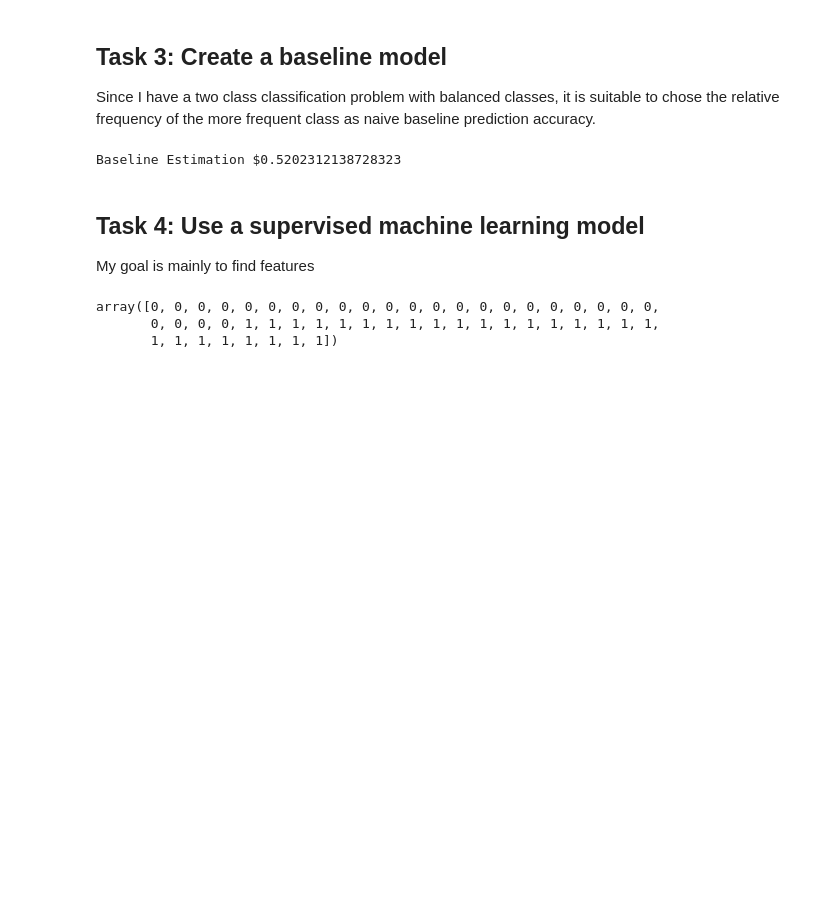
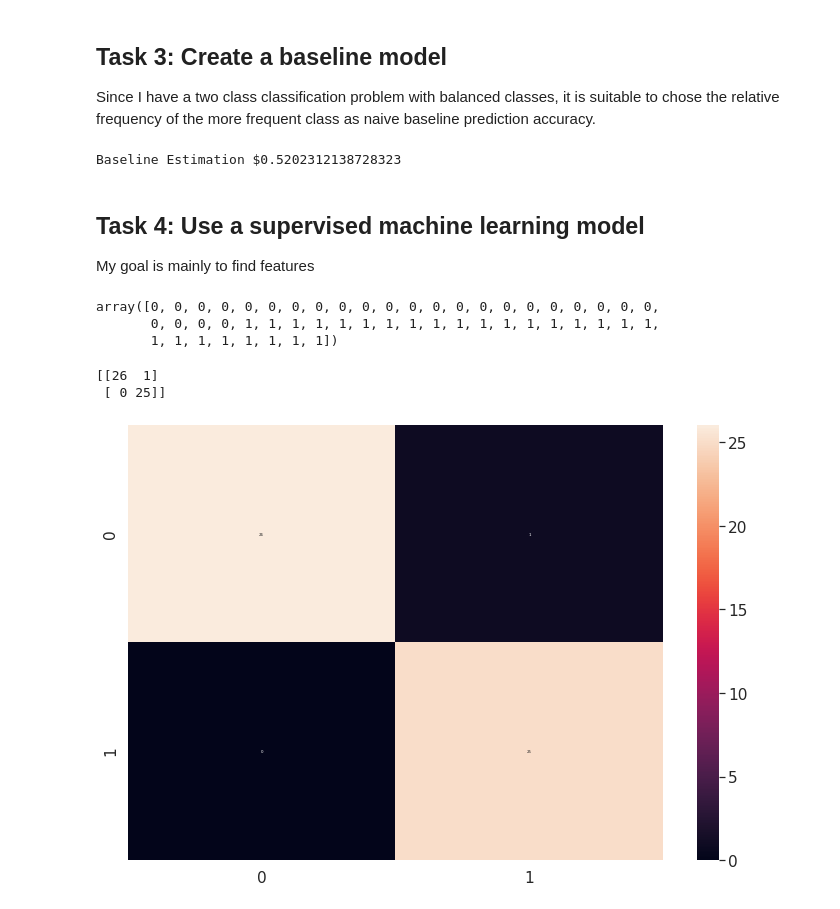
Before and after one commit to MaxJoas/metagenomic_contamination, a Jupyter notebook: supervised/supervised.ipynb, the cells around one changed output. Cells and saved outputs as stored; diff of their text form; code cells hidden in the pictures; blank space fills up the shorter version.

```diff
--- a/supervised/supervised.ipynb
+++ b/supervised/supervised.ipynb
@@ -107,6 +145,6 @@ fit = rf.fit(train_df.drop(columns=["is_contamined"]), train_df.is_contamined)
 # %%
 # predict
-predictions = fit.predict(test_df.drop(columns=["is_contamined"]))
+predictions = fit.predict(test_X)
 # %%
 predictions
 # %% [output]
@@ -120,0 +154,18 @@ rf.feature_importances_.sort()
+# %%
+# checking accuracy
+# len(trani)
+conf_mat = confusion_matrix(test_df.is_contamined, predictions)
+print(conf_mat)
+conf_mat
+
+
+df_cm = pd.DataFrame(conf_mat, range(2), range(2))
+# plt.figure(figsize=(10,7))
+sns.set(font_scale=1.4) # for label size
+sns.heatmap(df_cm, annot=True, annot_kws={"size": 4}) # font size
+
+plt.show()
+# %% [output]
+[[26  1]
+ [ 0 25]]
+[figure, added]
```
Also changed, not shown: parts of 14 cells of this notebook.
